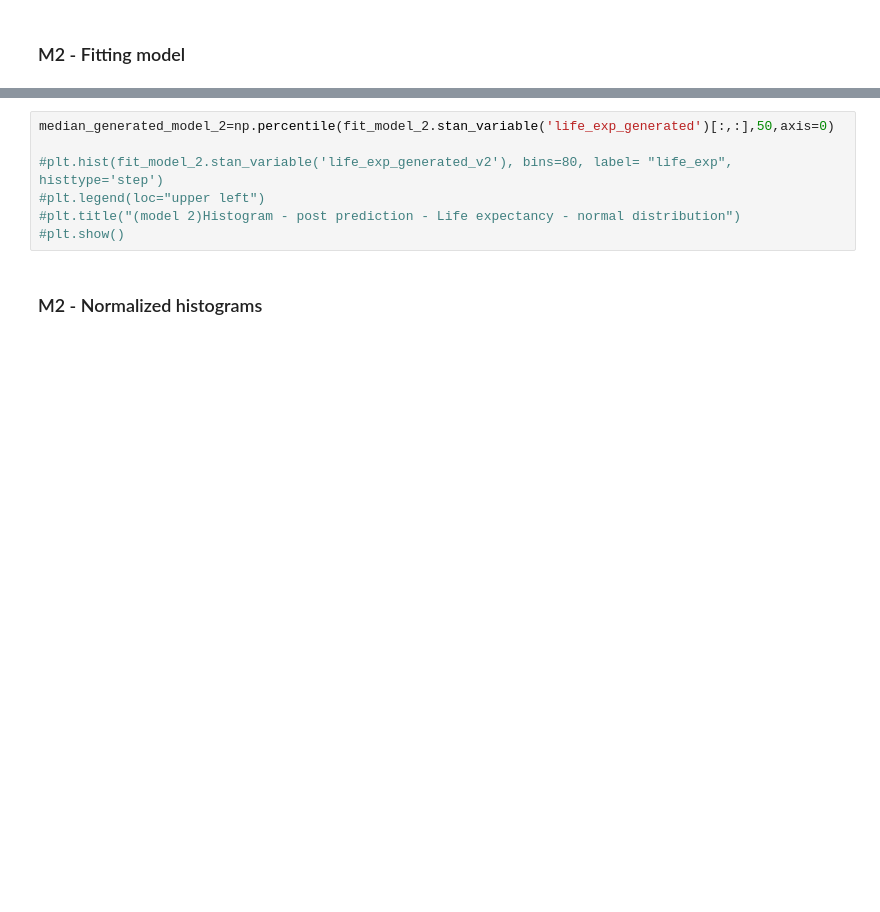
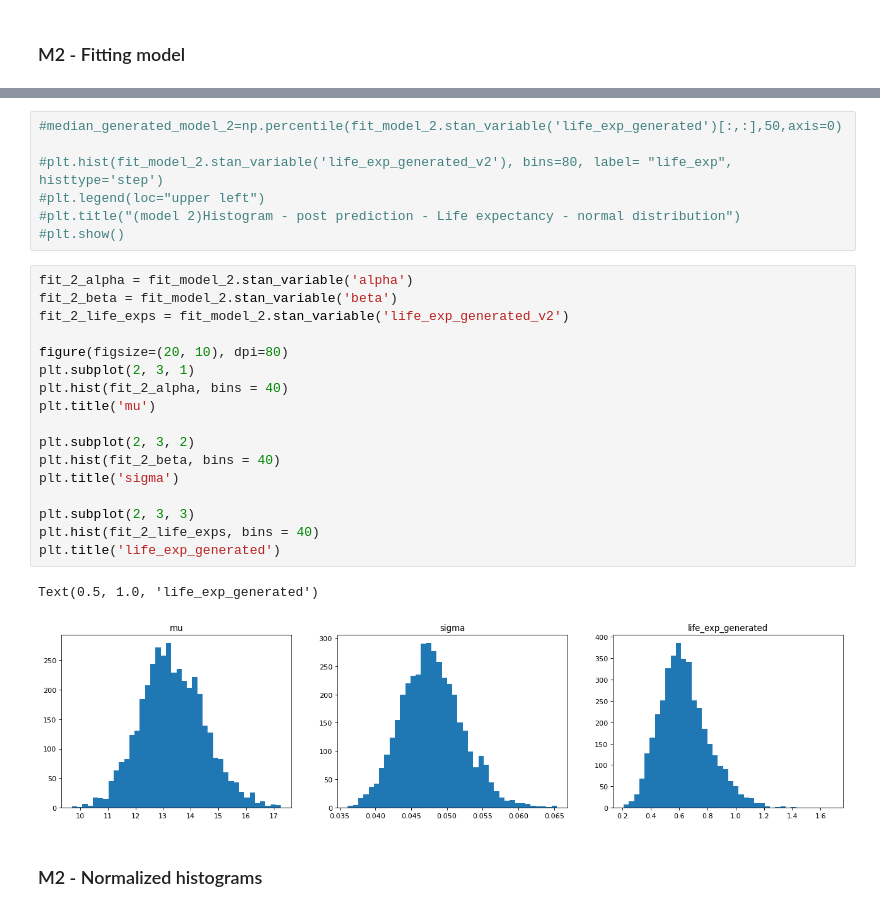
Before and after one commit to JhonVelasquez/DA_project, a Jupyter notebook: project_data_analytics.ipynb, the cells around one changed output, grey strips where cells are left out. Cells and saved outputs as stored; diff of their text form; blank space fills up the shorter version.

```diff
--- a/project_data_analytics.ipynb
+++ b/project_data_analytics.ipynb
@@ -317,11 +317,31 @@ fit_model_2.summary()
 306 rows × 9 columns
 # %%
-median_generated_model_2=np.percentile(fit_model_2.stan_variable('life_exp_generated')[:,:],50,axis=0)
+#median_generated_model_2=np.percentile(fit_model_2.stan_variable('life_exp_generated')[:,:],50,axis=0)
 
 #plt.hist(fit_model_2.stan_variable('life_exp_generated_v2'), bins=80, label= "life_exp", histtype='step')
 #plt.legend(loc="upper left")
 #plt.title("(model 2)Histogram - post prediction - Life expectancy - normal distribution")
 #plt.show()
+# %%
+fit_2_alpha = fit_model_2.stan_variable('alpha')
+fit_2_beta = fit_model_2.stan_variable('beta')
+fit_2_life_exps = fit_model_2.stan_variable('life_exp_generated_v2')
+
+figure(figsize=(20, 10), dpi=80)
+plt.subplot(2, 3, 1)
+plt.hist(fit_2_alpha, bins = 40)
+plt.title('mu')
+
+plt.subplot(2, 3, 2)
+plt.hist(fit_2_beta, bins = 40)
+plt.title('sigma')
+
+plt.subplot(2, 3, 3)
+plt.hist(fit_2_life_exps, bins = 40)
+plt.title('life_exp_generated')
+# %% [output]
+Text(0.5, 1.0, 'life_exp_generated')
+[figure, added]
 # %% [markdown]
 ### M2 - Normalized histograms
 # %% [markdown]
```
Also changed, not shown: parts of 6 cells of this notebook.
